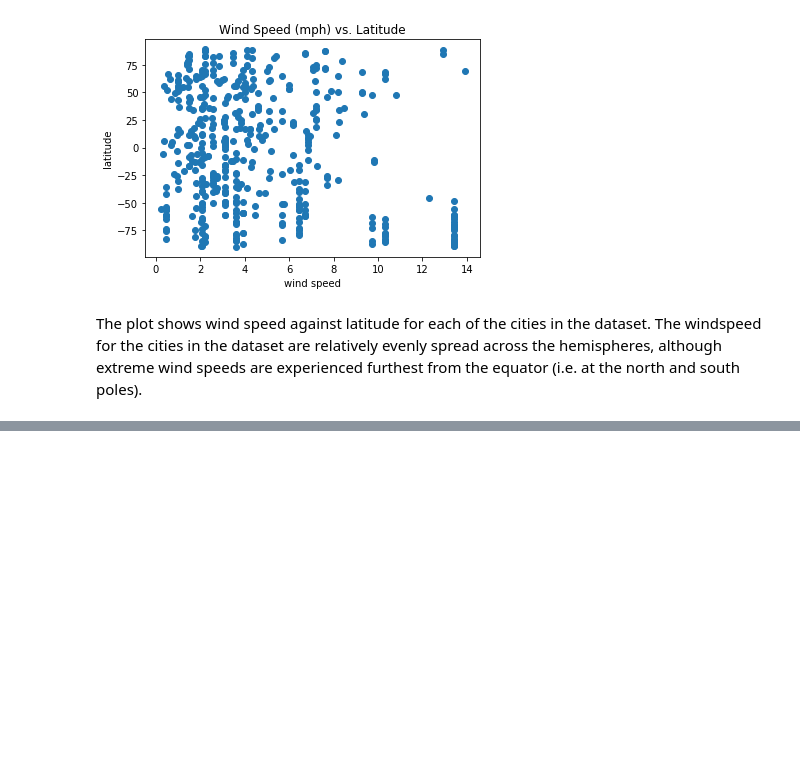
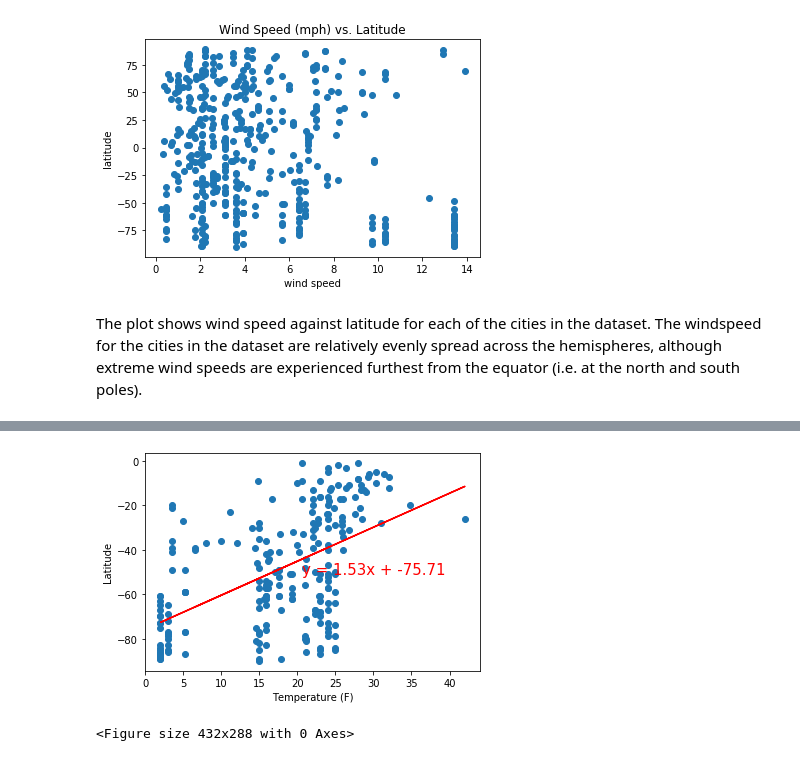
Before and after one commit to abbyabridged/python-api-challenge, a Jupyter notebook: WeatherPy/WeatherPy.ipynb, the cells around one changed output, grey strips where cells are left out. Drawn from its saved outputs; the diff is of its cells as text; code cells hidden in the pictures; blank space fills up the shorter version.

Commit message:
Complete WeatherPy

```diff
--- a/WeatherPy/WeatherPy.ipynb
+++ b/WeatherPy/WeatherPy.ipynb
@@ -390,0 +392,10 @@ linregress_function(x_values,y_values)
+# %%
+# Linear regression plot for Southern Hemisphere - Temperature (F) vs. Latitude
+x_values = weather_df_south['temperature'].astype('float')
+y_values = weather_df_south['latitude'].astype('float')
+plt.xlabel('Temperature (F)')
+linregress_function(x_values,y_values)
+plt.savefig('south temp v latitude.png')
+# %% [output]
+[figure, added]
+<Figure size 432x288 with 0 Axes>
```
Also changed, not shown: parts of 14 cells of this notebook, 7 other files.
